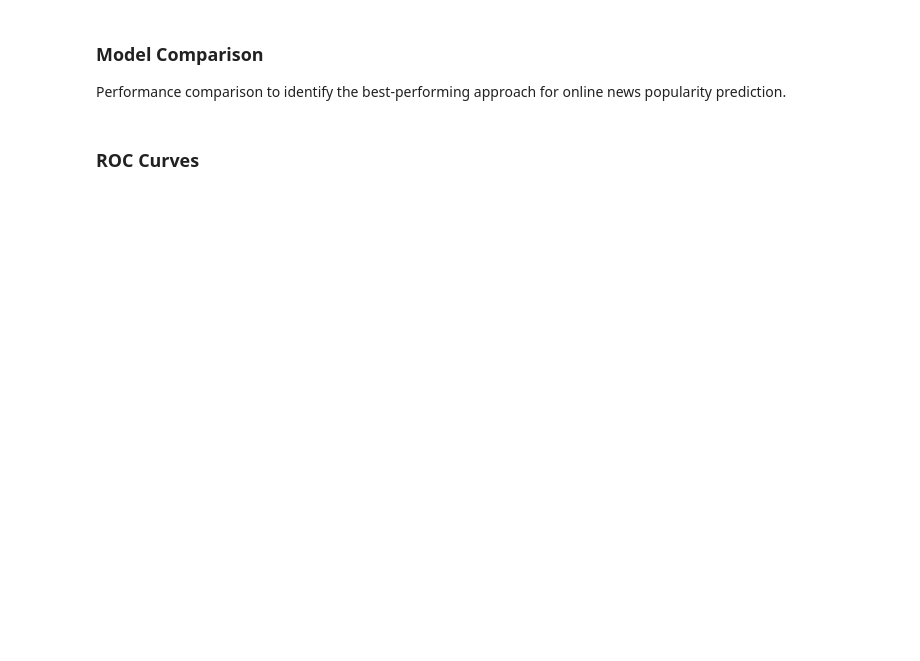
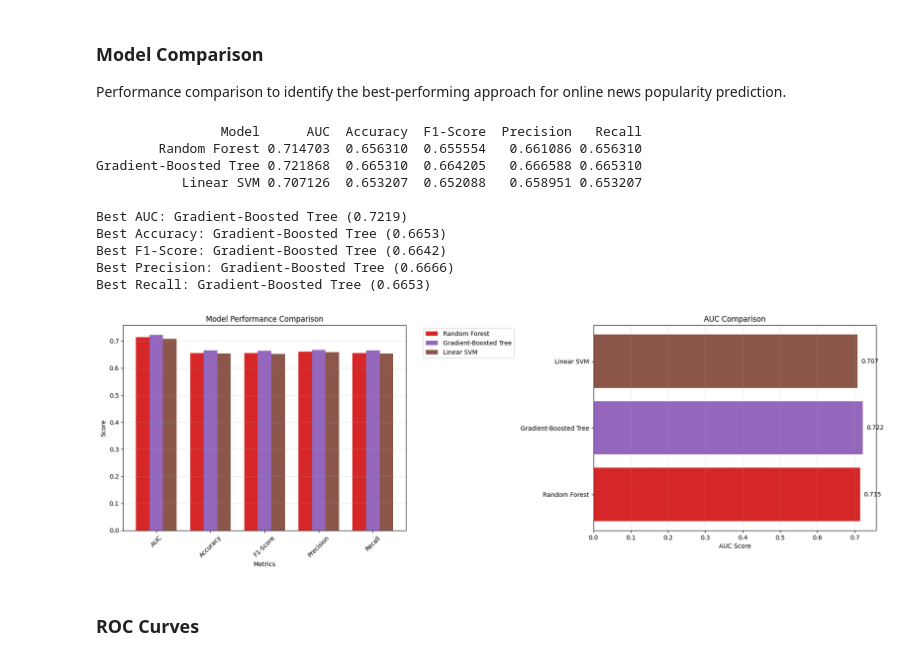
Before and after one commit to kazemihabib/Predicting-the-Popularity-of-Online-News, a Jupyter notebook: big_data_6cfu.ipynb, the cells around one changed output. Saved outputs shown, nothing was run; the diff lists cells and outputs as text; code cells hidden in the pictures; blank space fills up the shorter version.

Commit message:
Fix bugs in charts of 6cfu

```diff
--- a/big_data_6cfu.ipynb
+++ b/big_data_6cfu.ipynb
@@ -578,77 +733,62 @@ comparison_df = pd.DataFrame({
     ]
 })
 
-print("\n" + "="*100)
-print("MODEL COMPARISON - 6CFU Notebook (3 Advanced Algorithms)")
-print("="*100)
 print(comparison_df.to_string(index=False))
 
 # Find best performing model for each metric
 print(f"\nBest AUC: {comparison_df.loc[comparison_df['AUC'].idxmax(), 'Model']} ({comparison_df['AUC'].max():.4f})")
 print(f"Best Accuracy: {comparison_df.loc[comparison_df['Accuracy'].idxmax(), 'Model']} ({comparison_df['Accuracy'].max():.4f})")
 print(f"Best F1-Score: {comparison_df.loc[comparison_df['F1-Score'].idxmax(), 'Model']} ({comparison_df['F1-Score'].max():.4f})")
 print(f"Best Precision: {comparison_df.loc[comparison_df['Precision'].idxmax(), 'Model']} ({comparison_df['Precision'].max():.4f})")
 print(f"Best Recall: {comparison_df.loc[comparison_df['Recall'].idxmax(), 'Model']} ({comparison_df['Recall'].max():.4f})")
 
 # Visualize comparison
-fig, axes = plt.subplots(2, 2, figsize=(18, 12))
+fig, axes = plt.subplots(1, 2, figsize=(18, 6))
 
 # 1. Bar chart for all metrics
 metrics_to_plot = ['AUC', 'Accuracy', 'F1-Score', 'Precision', 'Recall']
 x = np.arange(len(metrics_to_plot))
 width = 0.25
 colors = ['#d62728', '#9467bd', '#8c564b']  # 3 colors for 3 models
 
 for i, (model, color) in enumerate(zip(comparison_df['Model'], colors)):
     values = [comparison_df.loc[comparison_df['Model'] == model, metric].values[0] for metric in metrics_to_plot]
-    axes[0,0].bar(x + i*width, values, width, label=model, color=color)
+    axes[0].bar(x + i*width, values, width, label=model, color=color)
 
-axes[0,0].set_xlabel('Metrics')
-axes[0,0].set_ylabel('Score')
-axes[0,0].set_title('Model Performance Comparison - Advanced Algorithms')
-axes[0,0].set_xticks(x + width)
-axes[0,0].set_xticklabels(metrics_to_plot, rotation=45)
-axes[0,0].legend(bbox_to_anchor=(1.05, 1), loc='upper left')
-axes[0,0].grid(axis='y', alpha=0.3)
+axes[0].set_xlabel('Metrics')
+axes[0].set_ylabel('Score')
+axes[0].set_title('Model Performance Comparison')
+axes[0].set_xticks(x + width)
+axes[0].set_xticklabels(metrics_to_plot, rotation=45)
+axes[0].legend(bbox_to_anchor=(1.05, 1), loc='upper left')
+axes[0].grid(axis='y', alpha=0.3)
 
 # 2. AUC comparison
 models = comparison_df['Model']
 aucs = comparison_df['AUC']
-bars = axes[0,1].barh(models, aucs, color=colors)
-axes[0,1].set_xlabel('AUC Score')
-axes[0,1].set_title('AUC Comparison - Advanced Algorithms')
-axes[0,1].grid(axis='x', alpha=0.3)
+bars = axes[1].barh(models, aucs, color=colors)
+axes[1].set_xlabel('AUC Score')
+axes[1].set_title('AUC Comparison')
+axes[1].grid(axis='x', alpha=0.3)
 # Add value labels on bars
-for bar, auc in zip(bars, aucs):
-    axes[0,1].text(bar.get_width() + 0.01, bar.get_y() + bar.get_height()/2,
-                  f'{auc:.3f}', ha='left', va='center', fontsize=10)
-
-# 3. Accuracy vs F1-Score scatter plot
-axes[1,0].scatter(comparison_df['Accuracy'], comparison_df['F1-Score'],
-                 c=colors, s=100, alpha=0.7)
-for i, model in enumerate(comparison_df['Model']):
-    axes[1,0].annotate(model,
-                      (comparison_df['Accuracy'].iloc[i], comparison_df['F1-Score'].iloc[i]),
-                      xytext=(5, 5), textcoords='offset points', fontsize=9)
-axes[1,0].set_xlabel('Accuracy')
-axes[1,0].set_ylabel('F1-Score')
-axes[1,0].set_title('Accuracy vs F1-Score')
-axes[1,0].grid(alpha=0.3)
-
-# 4. Precision vs Recall scatter plot
-axes[1,1].scatter(comparison_df['Recall'], comparison_df['Precision'],
-                 c=colors, s=100, alpha=0.7)
-for i, model in enumerate(comparison_df['Model']):
-    axes[1,1].annotate(model,
-                      (comparison_df['Recall'].iloc[i], comparison_df['Precision'].iloc[i]),
-                      xytext=(5, 5), textcoords='offset points', fontsize=9)
-axes[1,1].set_xlabel('Recall')
-axes[1,1].set_ylabel('Precision')
-axes[1,1].set_title('Precision vs Recall')
-axes[1,1].grid(alpha=0.3)
+for bar, auc_val in zip(bars, aucs):
+    axes[1].text(bar.get_width() + 0.01, bar.get_y() + bar.get_height()/2,
+                  f'{auc_val:.3f}', ha='left', va='center', fontsize=10)
 
 plt.tight_layout()
 plt.show()
+# %% [output]
+                Model      AUC  Accuracy  F1-Score  Precision   Recall
+        Random Forest 0.714703  0.656310  0.655554   0.661086 0.656310
+Gradient-Boosted Tree 0.721868  0.665310  0.664205   0.666588 0.665310
+           Linear SVM 0.707126  0.653207  0.652088   0.658951 0.653207
+
+Best AUC: Gradient-Boosted Tree (0.7219)
+Best Accuracy: Gradient-Boosted Tree (0.6653)
+Best F1-Score: Gradient-Boosted Tree (0.6642)
+Best Precision: Gradient-Boosted Tree (0.6666)
+Best Recall: Gradient-Boosted Tree (0.6653)
+[figure, added]
 # %% [markdown]
 ### ROC Curves
 # %%
```
Also changed, not shown: parts of 11 cells of this notebook.
